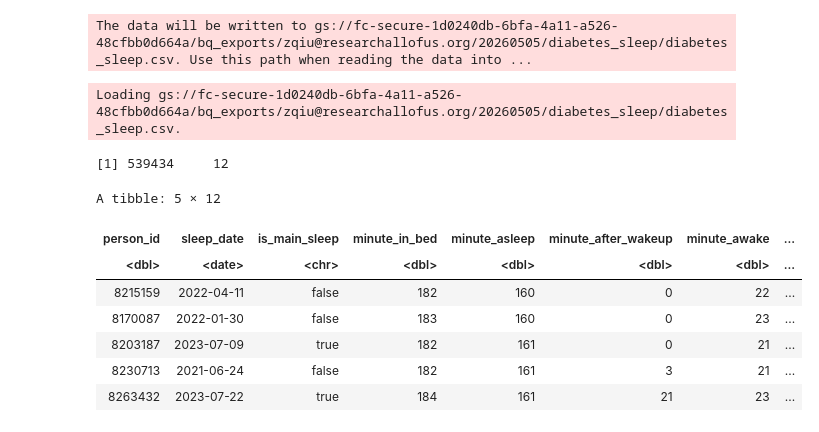
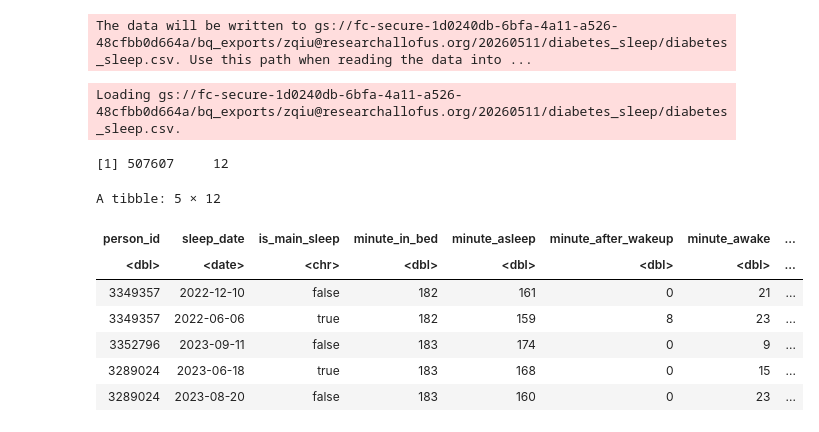
Before and after one commit to ZhuyuQ/Allofus, a Jupyter notebook: patient_final_fitbit_descriptive.ipynb, the cells around one changed output. Saved outputs shown, nothing was run; the diff lists cells and outputs as text; code cells hidden in the pictures.

```diff
--- a/patient_final_fitbit_descriptive.ipynb
+++ b/patient_final_fitbit_descriptive.ipynb
@@ -657,7 +742,7 @@ healthy_patient_stats <- activity_prep_stats(
 library(tidyverse)
 library(bigrquery)
 
-diabetes.pid.sql <- paste(diabetes.pid$x, collapse = ", ")
+diabetes.pid.sql <- paste(final_pid[which(final_pid$cohort == 'Diabetes'),'person_id'], collapse = ", ")
 # This query represents dataset "diabetes" for domain "fitbit_sleep_daily_summary" and was generated for All of Us Controlled Tier Dataset v8
 diabetes_sleep_sql <- paste("
     SELECT
@@ -700,42 +785,42 @@ bq_table_save(
   diabetes_sleep_path,
   destination_format = "CSV")
 # %% [output]
-The data will be written to gs://fc-secure-1d0240db-6bfa-4a11-a526-48cfbb0d664a/bq_exports/zqiu@researchallofus.org/20260505/diabetes_sleep/diabetes_sleep.csv. Use this path when reading the data into ...
+The data will be written to gs://fc-secure-1d0240db-6bfa-4a11-a526-48cfbb0d664a/bq_exports/zqiu@researchallofus.org/20260511/diabetes_sleep/diabetes_sleep.csv. Use this path when reading the data into ...
 # %%
 library(tidyverse)
 library(bigrquery)
 
 read_bq_export_from_workspace_bucket <- function(export_path) {
   col_types <- cols(is_main_sleep = col_character())
   bind_rows(
     map(system2('gsutil', args = c('ls', export_path), stdout = TRUE, stderr = TRUE),
         function(csv) {
           message(str_glue('Loading {csv}.'))
           chunk <- read_csv(pipe(str_glue('gsutil cat {csv}')), col_types = col_types, show_col_types = FALSE)
           if (is.null(col_types)) {
             col_types <- spec(chunk)
           }
           chunk
         }))
 }
-diabetes_sleep_path <- 'gs://fc-secure-1d0240db-6bfa-4a11-a526-48cfbb0d664a/bq_exports/zqiu@researchallofus.org/20260505/diabetes_sleep/diabetes_sleep.csv'
+diabetes_sleep_path <- 'gs://fc-secure-1d0240db-6bfa-4a11-a526-48cfbb0d664a/bq_exports/zqiu@researchallofus.org/20260511/diabetes_sleep/diabetes_sleep.csv'
 
 diabetes_sleep <- read_bq_export_from_workspace_bucket(diabetes_sleep_path)
 
 dim(diabetes_sleep)
 
 head(diabetes_sleep, 5)
 # %% [output]
-Loading gs://fc-secure-1d0240db-6bfa-4a11-a526-48cfbb0d664a/bq_exports/zqiu@researchallofus.org/20260505/diabetes_sleep/diabetes_sleep.csv.
+Loading gs://fc-secure-1d0240db-6bfa-4a11-a526-48cfbb0d664a/bq_exports/zqiu@researchallofus.org/20260511/diabetes_sleep/diabetes_sleep.csv.
-[1] 539434     12
+[1] 507607     12
 A tibble: 5 × 12
 | person_id | sleep_date | is_main_sleep | minute_in_bed | minute_asleep | minute_after_wakeup | minute_awake | ... |
 | <dbl> | <date> | <chr> | <dbl> | <dbl> | <dbl> | <dbl> | ... |
-| 8215159 | 2022-04-11 | false | 182 | 160 | 0 | 22 | ... |
-| 8170087 | 2022-01-30 | false | 183 | 160 | 0 | 23 | ... |
-| 8203187 | 2023-07-09 | true | 182 | 161 | 0 | 21 | ... |
-| 8230713 | 2021-06-24 | false | 182 | 161 | 3 | 21 | ... |
-| 8263432 | 2023-07-22 | true | 184 | 161 | 21 | 23 | ... |
+| 3349357 | 2022-12-10 | false | 182 | 161 | 0 | 21 | ... |
+| 3349357 | 2022-06-06 | true | 182 | 159 | 8 | 23 | ... |
+| 3352796 | 2023-09-11 | false | 183 | 174 | 0 | 9 | ... |
+| 3289024 | 2023-06-18 | true | 183 | 168 | 0 | 15 | ... |
+| 3289024 | 2023-08-20 | false | 183 | 160 | 0 | 23 | ... |
 # %%
 colnames(diabetes_sleep)[2] <- 'date'
 diabetes_sleep_main <- diabetes_sleep |>
```
Also changed, not shown: parts of 74 cells of this notebook, 4 other files.
